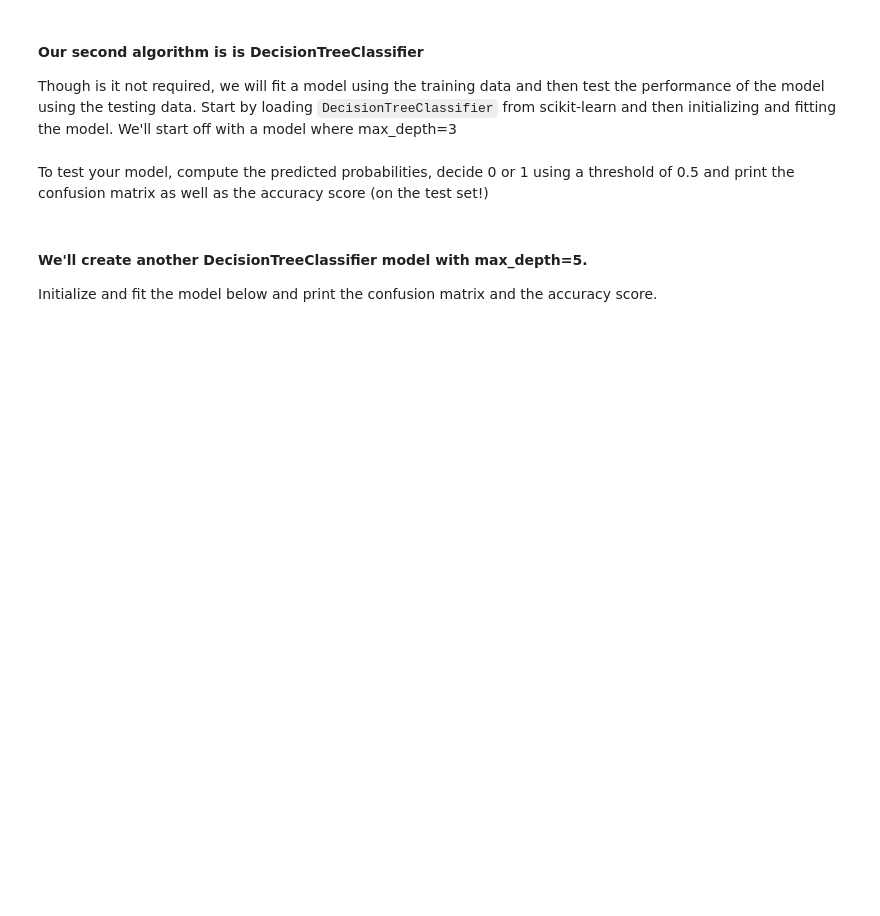
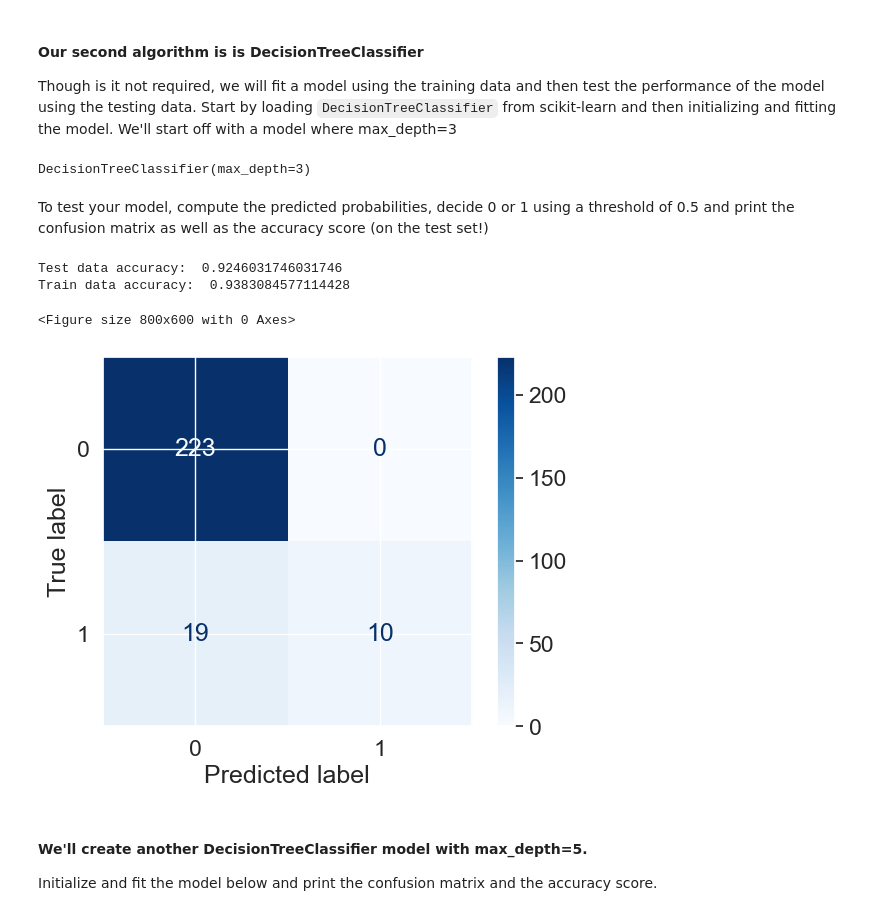
Before and after one commit to Bumbledebee/lab-supervised-learning-en, a Jupyter notebook: your-code/main.ipynb, the cells around one changed output. Drawn from its saved outputs; the diff is of its cells as text; code cells hidden in the pictures; blank space fills up the shorter version.

```diff
--- a/your-code/main.ipynb
+++ b/your-code/main.ipynb
@@ -829,2 +879,8 @@ Though is it not required, we will fit a model using the training data and then
+# %%
+from sklearn.tree import DecisionTreeClassifier
+model_tree = DecisionTreeClassifier(max_depth = 3)
+model_tree.fit(X_test, y_test)
+# %% [output]
+DecisionTreeClassifier(max_depth=3)
 # %% [markdown]
 To test your model, compute the predicted probabilities, decide 0 or 1 using a threshold of 0.5 and print the confusion matrix as well as the accuracy score (on the test set!)
@@ -833,3 +889,20 @@ To test your model, compute the predicted probabilities, decide 0 or 1 using a t
+# %%
+tree_predict = model_tree.predict(X_test)
+print("Test data accuracy: ",model_tree.score(X_test,y_test))
+print("Train data accuracy: ", model_tree.score(X_train, y_train))
+# %% [output]
+Test data accuracy:  0.9246031746031746
+Train data accuracy:  0.9383084577114428
+# %%
+cm = confusion_matrix(y_test, tree_predict)
+disp = ConfusionMatrixDisplay(confusion_matrix=cm)
+plt.figure(figsize=(8, 6))
+disp.plot(cmap='Blues')
+plt.grid(True)
+plt.show()
+# %% [output]
+<Figure size 800x600 with 0 Axes>
+[figure, added]
 # %% [markdown]
 #### We'll create another DecisionTreeClassifier model with max_depth=5.
 Initialize and fit the model below and print the confusion matrix and the accuracy score.
```
Also changed, not shown: parts of 26 cells of this notebook.
